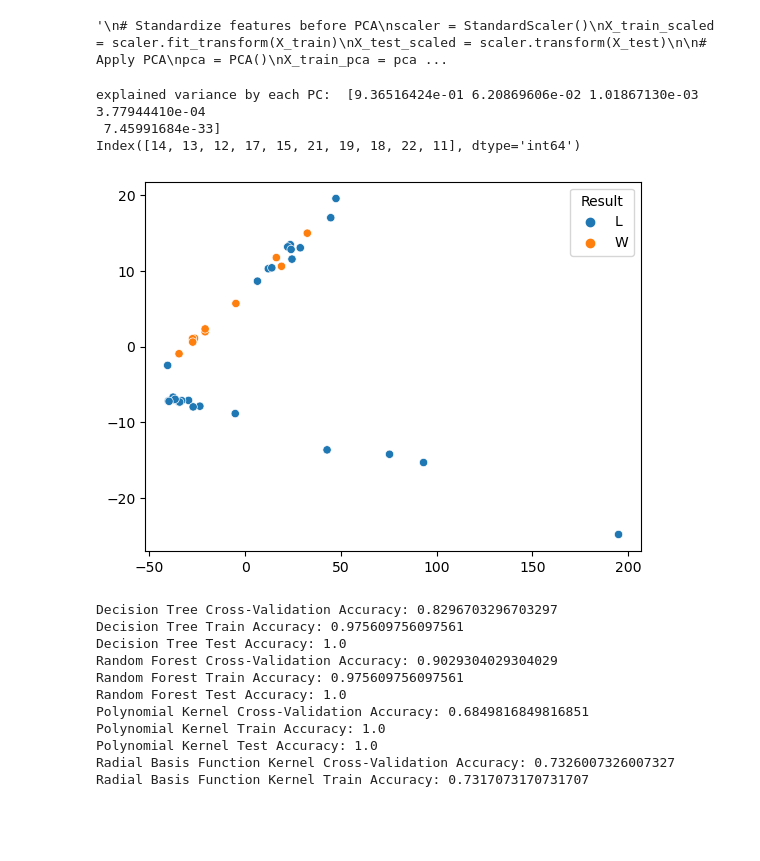
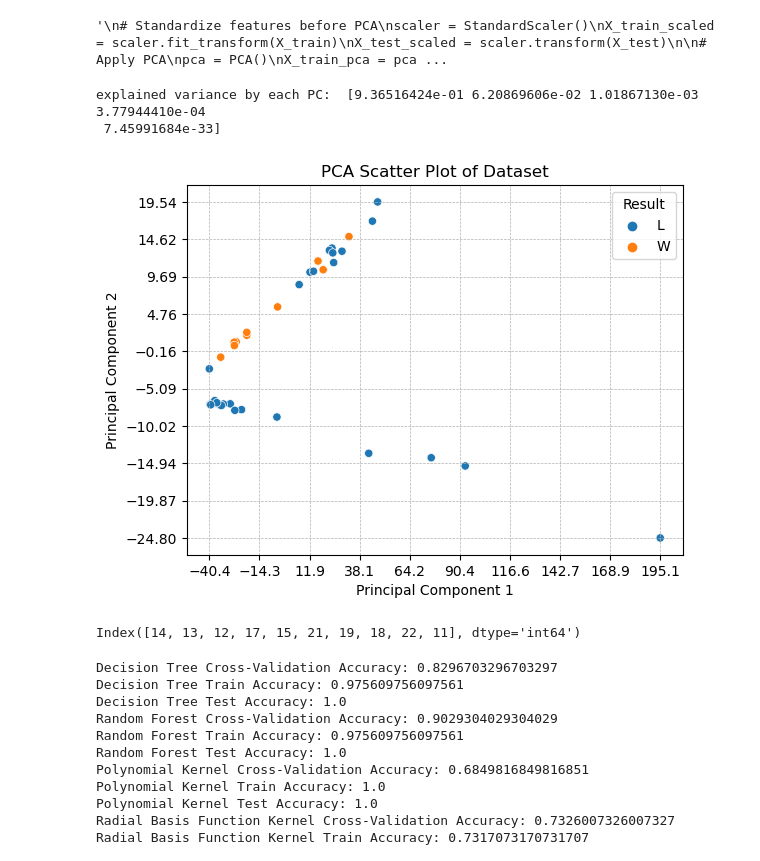
Before and after one commit to diogocravocosta/COE-379L-AI-Final-Project, a Jupyter notebook: ml_model.ipynb, the cells around one changed output. Cells and saved outputs as stored; diff of their text form; code cells hidden in the pictures; blank space fills up the shorter version.

```diff
--- a/ml_model.ipynb
+++ b/ml_model.ipynb
@@ -17,28 +17,47 @@ X_train, X_test, y_train, y_test = train_test_split(X, y, test_size=0.1, random_
 # %%
 # USE PCA TO PLOT FEATURES
 # Standardize features before PCA
 scaler = StandardScaler()
 X_train_scaled = scaler.fit_transform(X_train)
 X_test_scaled = scaler.transform(X_test)
 
 # Apply PCA
 pca = PCA()
 X_train_pca = pca.fit_transform(X_train_scaled)
 X_test_pca = pca.fit_transform(X_test_scaled)
 print('explained variance by each PC: ', pca.explained_variance_ratio_)
 
 
 # plotting
 import seaborn as sns
+# scatter plot
 sns.scatterplot(x=X_train_pca[:,0], y=X_train_pca[:,1],
                 hue=y_train)
 
+# Define the range for ticks
+x_min, x_max = X_train_pca[:, 0].min(), X_train_pca[:, 0].max()
+y_min, y_max = X_train_pca[:, 1].min(), X_train_pca[:, 1].max()
+
+# Create more ticks (adjust step size as needed)
+x_ticks = np.linspace(x_min, x_max, 10)  # 10 ticks along x-axis
+y_ticks = np.linspace(y_min, y_max, 10)  # 10 ticks along y-axis
+
+# Set ticks and grid
+plt.xticks(x_ticks)
+plt.yticks(y_ticks)
+plt.grid(True, which='both', linestyle='--', linewidth=0.5)  # Customize grid style
+# labels
+plt.xlabel('Principal Component 1')
+plt.ylabel('Principal Component 2')
+plt.title('PCA Scatter Plot of Dataset')
+plt.show()
+
 print(X_train[(X_train_pca[:, 1] > 5) & (y_train == "L")].index)
 # %% [output]
 explained variance by each PC:  [9.36516424e-01 6.20869606e-02 1.01867130e-03 3.77944410e-04
  7.45991684e-33]
-Index([14, 13, 12, 17, 15, 21, 19, 18, 22, 11], dtype='int64')
-[figure, old version]
+[figure, new version]
+Index([14, 13, 12, 17, 15, 21, 19, 18, 22, 11], dtype='int64')
 # %%
 from sklearn.linear_model import LogisticRegression
 from sklearn.tree import DecisionTreeClassifier
```
Also changed, not shown: parts of 1 cell of this notebook, 3 other files.
